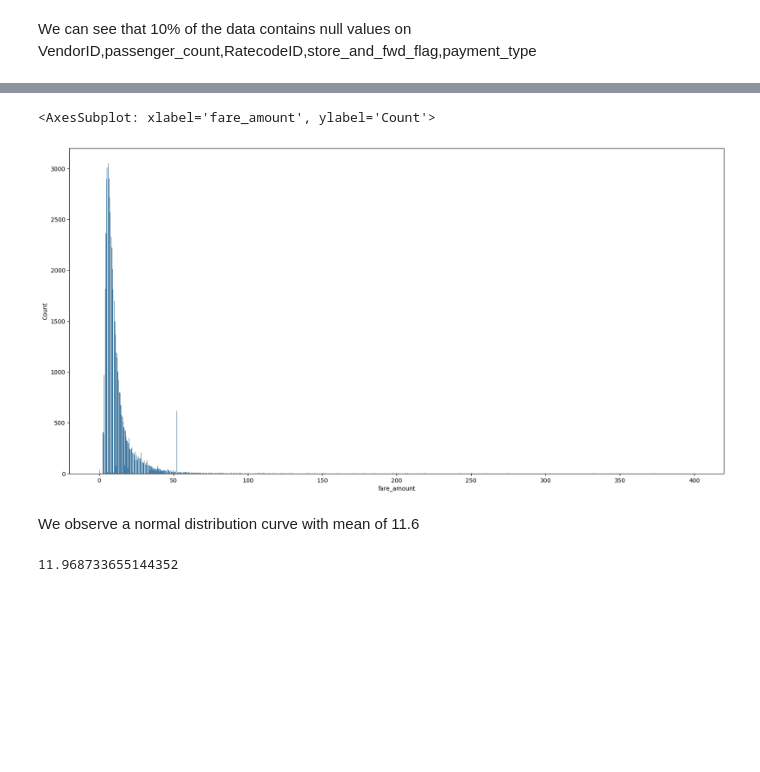
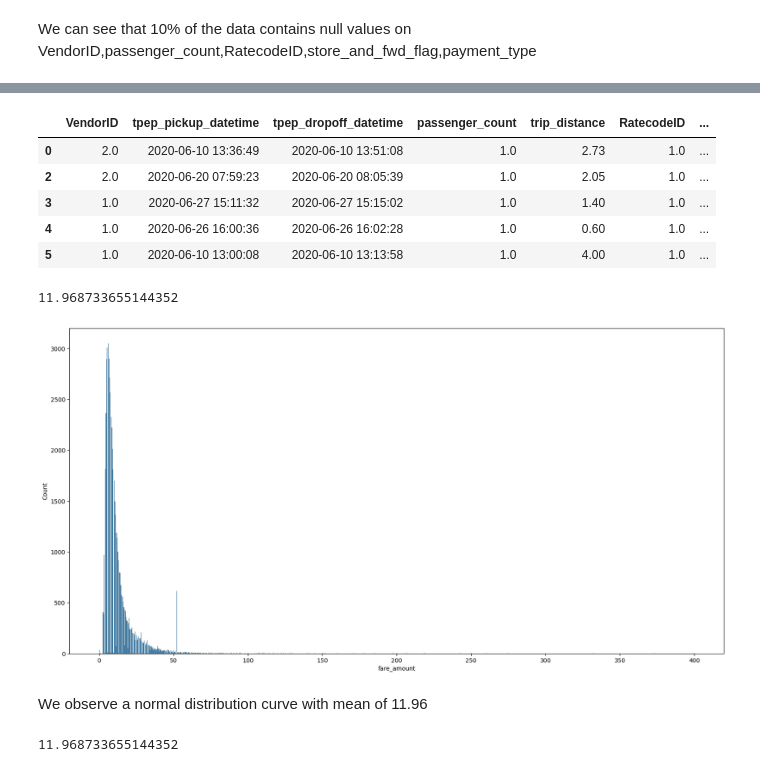
Before and after one commit to Prithivi-Raj/Taxi-Fare-Prediction, a Jupyter notebook: NA19B052.ipynb, the cells around one changed output, grey strips where cells are left out. Drawn from its saved outputs; the diff is of its cells as text; code cells hidden in the pictures; blank space fills up the shorter version.

```diff
--- a/NA19B052.ipynb
+++ b/NA19B052.ipynb
@@ -87,15 +120,29 @@ def time_features_drop(df,time_col):
 # %%
 train_data = time_features_pickup(train_data,'tpep_pickup_datetime')
 train_data = time_features_drop(train_data,'tpep_dropoff_datetime')
+# %%
+train_data.head()
+# %% [output]
+|  | VendorID | tpep_pickup_datetime | tpep_dropoff_datetime | passenger_count | trip_distance | RatecodeID | ... |
+| 0 | 2.0 | 2020-06-10 13:36:49 | 2020-06-10 13:51:08 | 1.0 | 2.73 | 1.0 | ... |
+| 2 | 2.0 | 2020-06-20 07:59:23 | 2020-06-20 08:05:39 | 1.0 | 2.05 | 1.0 | ... |
+| 3 | 1.0 | 2020-06-27 15:11:32 | 2020-06-27 15:15:02 | 1.0 | 1.40 | 1.0 | ... |
+| 4 | 1.0 | 2020-06-26 16:00:36 | 2020-06-26 16:02:28 | 1.0 | 0.60 | 1.0 | ... |
+| 5 | 1.0 | 2020-06-10 13:00:08 | 2020-06-10 13:13:58 | 1.0 | 4.00 | 1.0 | ... |
 # %%
 fig, ax = plt.subplots()
+# print(fig,ax)
+
 fig.set_size_inches(20, 10)
+# plt.show()
 sb.histplot(train_data.fare_amount)            #plotting the fare amount
+d=train_data["fare_amount"].mean()
+print(d.mean())
 # %% [output]
-<AxesSubplot: xlabel='fare_amount', ylabel='Count'>
+11.968733655144352
 [figure]
 # %% [markdown]
-We observe a normal distribution curve with mean of 11.6
+We observe a normal distribution curve with mean of 11.96
 # %%
 train_data.fare_amount.mean()
 # %% [output]
```
Also changed, not shown: parts of 4 cells of this notebook.
